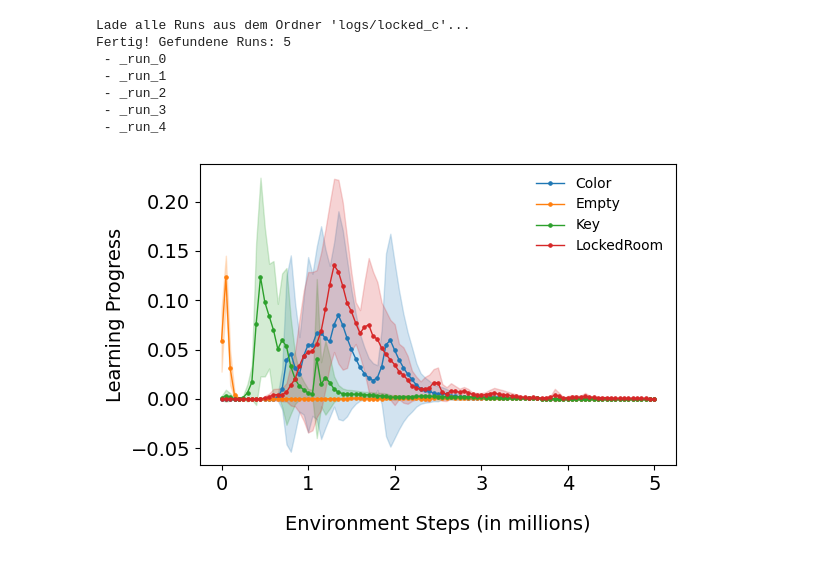
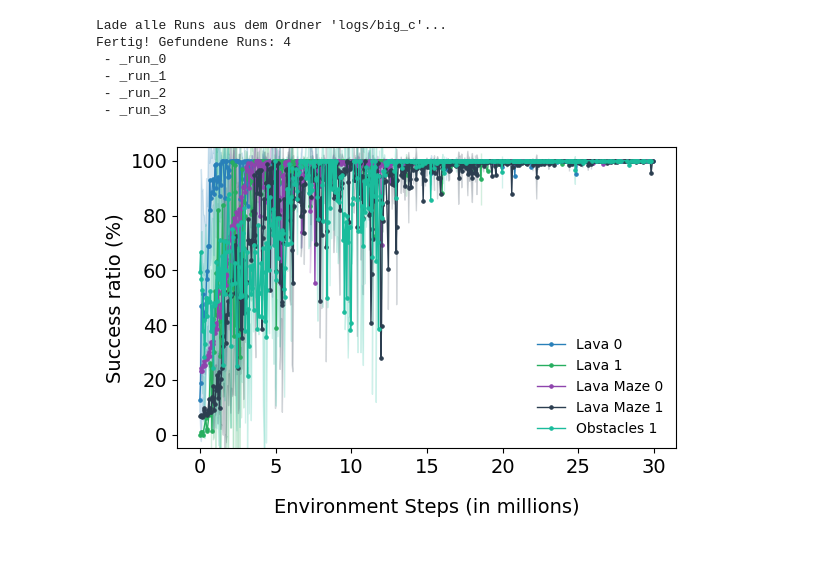
Before and after one commit to FelixDobro/Curriculum, a Jupyter notebook: data_analysis.ipynb, the cells around one changed output. Saved outputs shown, nothing was run; the diff lists cells and outputs as text; code cells hidden in the pictures.

```diff
--- a/data_analysis.ipynb
+++ b/data_analysis.ipynb
@@ -5,7 +5,7 @@ from tbparse import SummaryReader
 # ==========================================
 # ZELLE 1: KONFIGURATION & DATEN LADEN
 # ==========================================
-LOG_DIR = "logs/locked_c"  # <-- Hauptordner anpassen
+LOG_DIR = "logs/big_c"  # <-- Hauptordner anpassen
 
 print(f"Lade alle Runs aus dem Ordner '{LOG_DIR}'...")
 
@@ -15,7 +15,7 @@ df_all_runs = reader.scalars
 
 # Kontrollausgabe
 
-irrelevant_runs = ["_run_5", "_run_6", "_run_7", "_run_8", "_run_9"]
+irrelevant_runs = ["_run_4"]
 for run in irrelevant_runs:
     df_all_runs = df_all_runs[df_all_runs["dir_name"] != run]
 runs_found = df_all_runs['dir_name'].unique()
@@ -23,13 +23,15 @@ print(f"Fertig! Gefundene Runs: {len(runs_found)}")
 for run in runs_found:
     print(f" - {run}")
 # %% [output]
-Lade alle Runs aus dem Ordner 'logs/locked_c'...
-Fertig! Gefundene Runs: 5
+Lade alle Runs aus dem Ordner 'logs/big_c'...
+Fertig! Gefundene Runs: 4
  - _run_0
  - _run_1
  - _run_2
  - _run_3
- - _run_4
+# %%
+# Welche Environments sollen geplottet werden?
+TASKS_TO_PLOT = ["Lava 0", "Lava 1","Lava Maze 0", "Lava Maze 1", "Obstacles 1"] # <-- Hier beliebig anpassen
 # %%
 import seaborn as sns
 import matplotlib.pyplot as plt
@@ -39,84 +41,119 @@ import matplotlib.ticker as mtick
 # ZELLE 2: AGGREGIERTER MITTELWERT-PLOT (ALLE RUNS)
 # ==========================================
 # 1. Konfiguration
-SAVE_PATH = "pictures/plots/locked/Teacher_LP.jpg"
+SAVE_PATH = "pictures/plots/big_c/SR.jpg"
 "SR"
+"Teacher_LP"
 "Selected"
-"Teacher_LP"
 "baseline"
-METRIC_KEYWORD = "Teacher_LP"
+METRIC_KEYWORD = "Success ratio %"
 "# Selected"
 "Success ratio %"
 "Teacher_LP"
-Y_AXIS_LABEL = "Learning Progress"
+Y_AXIS_LABEL = "Success ratio"
 "# Selected"
 "Success ratio"
 "Learning Progress"
 
 STEP_BUCKET_SIZE = 50000
 
-NORMALIZE = False
+NORMALIZE = True
 ENFORCE_BOUNDS = NORMALIZE
 Y_MIN = -5
 Y_MAX = 105
 
+# Erweitert um alle neuen Environments aus der Fehlermeldung
 TASK_MAPPING = {
     "color": "Color",
     "empty": "Empty",
     "key": "Key",
-    "locked_room": "LockedRoom"
+    "locked_room": "LockedRoom",
+    "big_multiroom": "BigMultiroom",
+    "multiroom": "Multiroom",
+    # --- Neue Envs hinzugefügt ---
+    "maze_1": "Maze 1",
+    "lava_maze_key_locked": "Lava Maze Key Locked",
+    "memory_obstacles": "Memory Obstacles",
+    "lava_maze_key": "Lava Maze Key",
+    "obstacles_1": "Obstacles 1",
+    "lava_maze_1": "Lava Maze 1",
+    "lava_key_obstacles": "Lava Key Obstacles",
+    "lava_2": "Lava 2",
+    "easy_memory": "Easy Memory",
+    "lava_1": "Lava 1",
+    "lava_0": "Lava 0",
+    "lava_maze_0": "Lava Maze 0",
+    "lava_goal": "Lava Goal"
 }
 
-
+# Deine 6 alten Farben bleiben EXAKT gleich.
+# Die 13 neuen Envs haben jetzt alle eine eigene, unterscheidbare Farbe bekommen.
 TASK_COLORS = {
     "Color": "tab:blue",
     "Empty": "tab:orange",
     "Key": "tab:green",
-    "LockedRoom": "tab:red"
+    "LockedRoom": "tab:red",
+    "BigMultiroom": "tab:purple",
+    "Multiroom": "tab:brown",
+    # --- Neue unterscheidbare Farben ---
+    "Maze 1": "tab:pink",
+    "Lava Maze Key Locked": "tab:gray",
+    "Memory Obstacles": "tab:olive",
+    "Lava Maze Key": "tab:cyan",
+    "Obstacles 1": "#1abc9c",       # Türkis
+    "Lava Maze 1": "#2c3e50",       # Dunkelblau/Grau
+    "Lava Key Obstacles": "#d35400",  # Dunkelorange
+    "Lava 2": "#7f8c8d",            # Aschgrau
+    "Easy Memory": "#f1c40f",       # Gelb
+    "Lava 1": "#27ae60",            # Dunkelgrün
+    "Lava 0": "#2980b9",            # Ozeanblau
+    "Lava Maze 0": "#8e44ad",       # Dunkelviolett
+    "Lava Goal": "#e74c3c"          # Hellrot
 }
-
 # 2. Daten filtern & umbenennen (Das bleibt, weil es saubere Vorarbeit ist)
 df_metrics = df_all_runs[df_all_runs['tag'].str.contains(METRIC_KEYWORD)].copy()
 df_metrics['Task'] = df_metrics['tag'].apply(lambda x: x.split('/')[-1] if '/' in x else x)
 df_metrics['Task'] = df_metrics['Task'].replace(TASK_MAPPING)
 
+df_plot = df_metrics[df_metrics['Task'].isin(TASKS_TO_PLOT)]
+
 if NORMALIZE:
-    df_metrics['value'] = df_metrics['value'] * 100
+    df_plot['value'] = df_plot['value'] * 100
 
 # 3. DIE AUFGERÄUMTE DATENVERARBEITUNG
 # Wir werfen die Schritte in "Eimer" (Buckets) und mitteln sie direkt.
 # Das glättet die Kurve UND macht sie für Seaborn lesbar in nur 2 Zeilen.
-df_metrics['step'] = (df_metrics['step'] // STEP_BUCKET_SIZE) * STEP_BUCKET_SIZE
-df_clean = df_metrics.groupby(['Task', 'dir_name', 'step'], as_index=False)['value'].mean()
+df_plot['step'] = (df_plot['step'] // STEP_BUCKET_SIZE) * STEP_BUCKET_SIZE
+df_clean = df_plot.groupby(['Task', 'dir_name', 'step'], as_index=False)['value'].mean()
 
 # 4. Plotten
 plt.figure(figsize=(6, 4))
 sns.lineplot(
     data=df_clean,
     x='step',
     y='value',
     hue='Task',
     palette=TASK_COLORS, # <--- NEU: Zwingt Seaborn, exakt diese Farben zu nutzen!
     estimator='mean',
     errorbar='sd',
     linewidth=1,
     marker='o',
     markersize=2.5,
     markeredgecolor=None
 )
 
 # 5. Styling
 plt.xlabel("Environment Steps (in millions)", fontsize=14, labelpad=15)
 plt.ylabel(f"{Y_AXIS_LABEL} (%)" if NORMALIZE else Y_AXIS_LABEL, fontsize=14)
 plt.gca().xaxis.set_major_formatter(mtick.FuncFormatter(lambda x, pos: f'{x/1e6:g}'))
 plt.xticks(fontsize=14)
 plt.yticks(fontsize=14)
 
 if ENFORCE_BOUNDS:
     plt.ylim(Y_MIN, Y_MAX)
 plt.legend(frameon=False)
 plt.tight_layout()
 plt.savefig(SAVE_PATH, format="jpg", bbox_inches="tight")
 plt.show()
 # %% [output]
-[figure, old version]
+[figure, new version]
```
Also changed, not shown: parts of 2 cells of this notebook, 4 other files.
